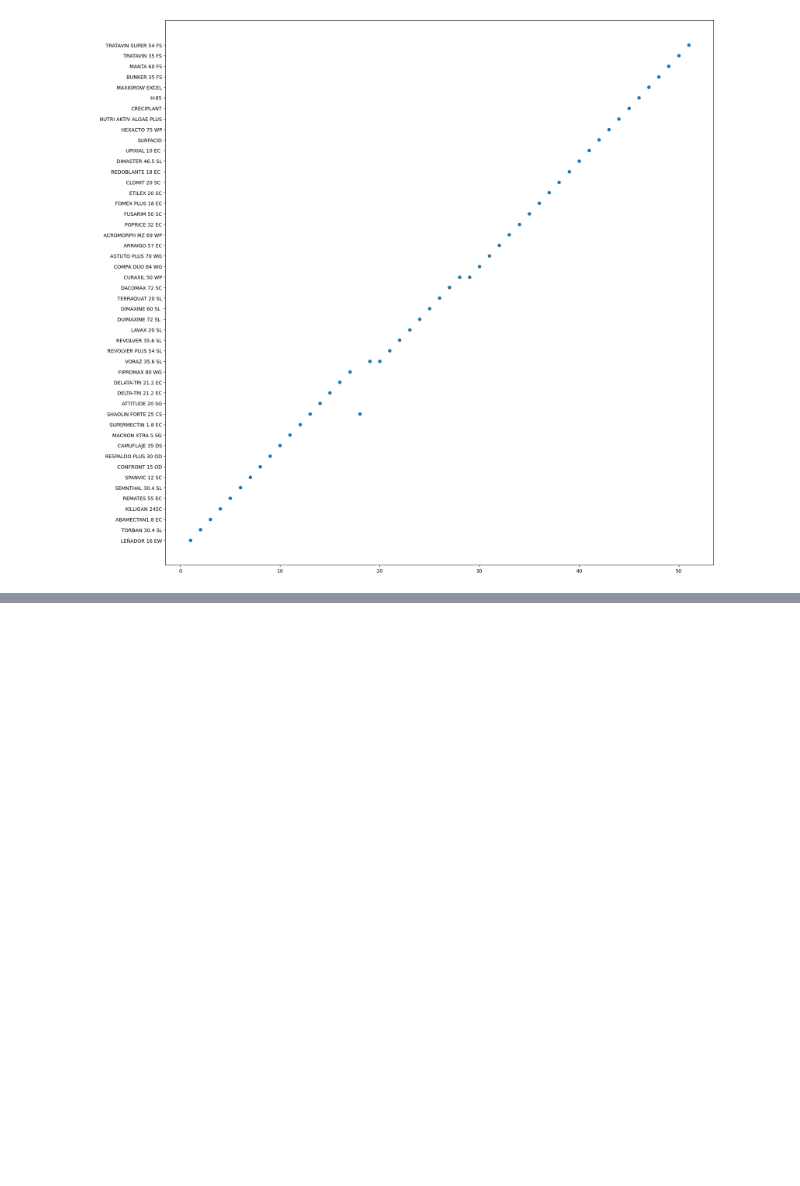
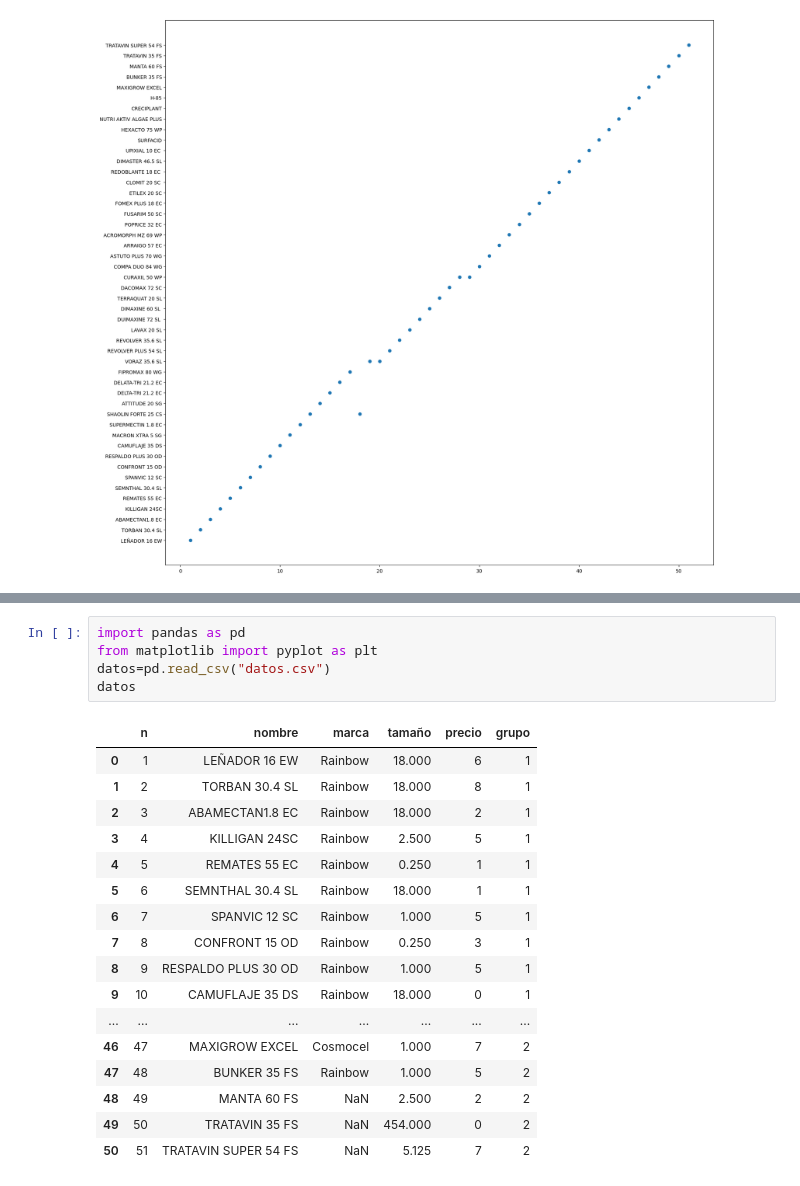
Before and after one commit to henryholnes/TEA, a Jupyter notebook: Lab07.ipynb, the cells around one changed output, grey strips where cells are left out. Saved outputs shown, nothing was run; the diff lists cells and outputs as text; blank space fills up the shorter version.

```diff
--- a/Lab07.ipynb
+++ b/Lab07.ipynb
@@ -52,0 +54,23 @@ plt.show()
+# %%
+import pandas as pd
+from matplotlib import pyplot as plt
+datos=pd.read_csv("datos.csv")
+datos
+# %% [output]
+|  | n | nombre | marca | tamaño | precio | grupo |
+| 0 | 1 | LEÑADOR 16 EW | Rainbow | 18.000 | 6 | 1 |
+| 1 | 2 | TORBAN 30.4 SL | Rainbow | 18.000 | 8 | 1 |
+| 2 | 3 | ABAMECTAN1.8 EC | Rainbow | 18.000 | 2 | 1 |
+| 3 | 4 | KILLIGAN 24SC | Rainbow | 2.500 | 5 | 1 |
+| 4 | 5 | REMATES 55 EC | Rainbow | 0.250 | 1 | 1 |
+| 5 | 6 | SEMNTHAL 30.4 SL | Rainbow | 18.000 | 1 | 1 |
+| 6 | 7 | SPANVIC 12 SC | Rainbow | 1.000 | 5 | 1 |
+| 7 | 8 | CONFRONT 15 OD | Rainbow | 0.250 | 3 | 1 |
+| 8 | 9 | RESPALDO PLUS 30 OD | Rainbow | 1.000 | 5 | 1 |
+| 9 | 10 | CAMUFLAJE 35 DS | Rainbow | 18.000 | 0 | 1 |
+| ... | ... | ... | ... | ... | ... | ... |
+| 46 | 47 | MAXIGROW EXCEL | Cosmocel | 1.000 | 7 | 2 |
+| 47 | 48 | BUNKER 35 FS | Rainbow | 1.000 | 5 | 2 |
+| 48 | 49 | MANTA 60 FS | NaN | 2.500 | 2 | 2 |
+| 49 | 50 | TRATAVIN 35 FS | NaN | 454.000 | 0 | 2 |
+| 50 | 51 | TRATAVIN SUPER 54 FS | NaN | 5.125 | 7 | 2 |
```
Also changed, not shown: parts of 5 cells of this notebook.
